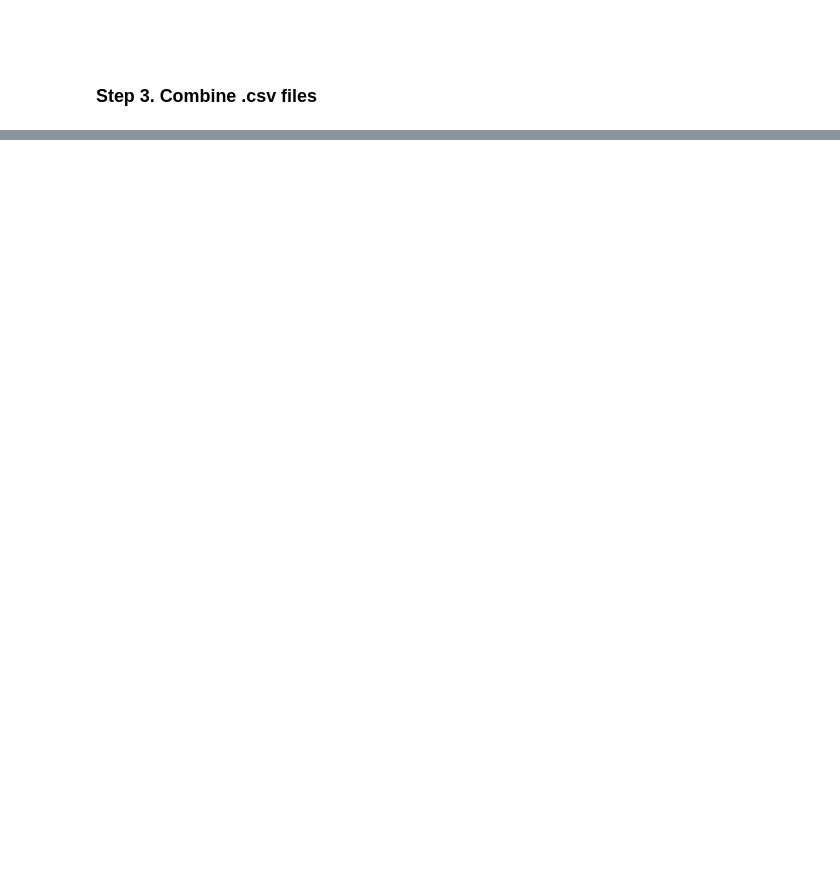
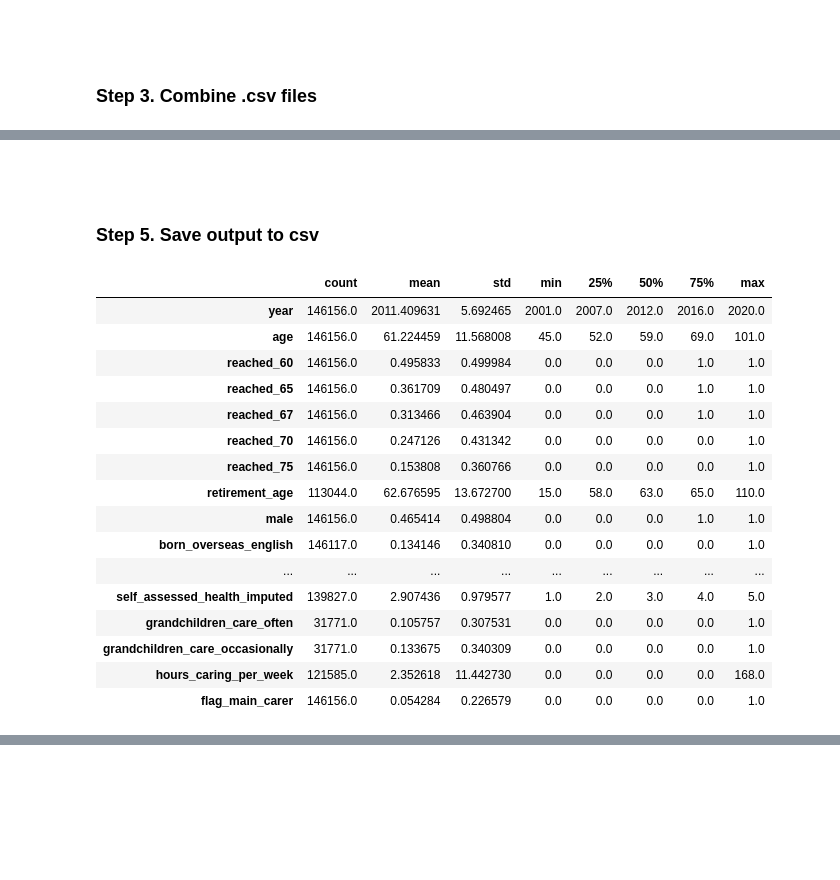
Before and after one commit to amonteagle/hilda-retirement, a Jupyter notebook: notebooks/hilda_dataset.ipynb, the cells around one changed output, grey strips where cells are left out. Saved outputs shown, nothing was run; the diff lists cells and outputs as text; code cells hidden in the pictures; blank space fills up the shorter version.

```diff
--- a/notebooks/hilda_dataset.ipynb
+++ b/notebooks/hilda_dataset.ipynb
@@ -586,0 +734,48 @@ df.to_csv('../data/processed/hilda_transformed.csv', index=False)
+# %%
+# Add columns: industry
+df['industry_public_sector'] = df['industry_latest'].apply(
+    lambda x: 1 if x == 'Public Administration and Safety'
+    else (np.nan if pd.isna(x) else 0))
+
+df['industry_health_social_care'] = df['industry_latest'].apply(
+    lambda x: 1 if x == 'Health Care and Social Assistance'
+    else (np.nan if pd.isna(x) else 0))
+# %%
+# Wealth-related questions are asked once every 4 years
+# (1 year before the retirement questions are asked)
+
+df['super_value_latest'] = (
+    df.groupby('xwaveid')['super_value']
+      .ffill()) # carry the last non‑missing value forward
+
+df['home_value_latest'] = (
+    df.groupby('xwaveid')['home_value']
+      .ffill()) # carry the last non‑missing value forward
+
+df['home_debt_latest'] = (
+    df.groupby('xwaveid')['home_debt']
+      .ffill()) # carry the last non‑missing value forward
+
+df['otherprop_value_latest'] = (
+    df.groupby('xwaveid')['otherprop_value']
+      .ffill()) # carry the last non‑missing value forward
+
+df['otherprop_debt_latest'] = (
+    df.groupby('xwaveid')['otherprop_debt']
+      .ffill()) # carry the last non‑missing value forward
+
+df['otherprop_count_latest'] = (
+    df.groupby('xwaveid')['otherprop_count']
+      .ffill()) # carry the last non‑missing value forward
+
+df['otherprop_count_earned_rent_latest'] = (
+    df.groupby('xwaveid')['otherprop_count_earned_rent']
+      .ffill()) # carry the last non‑missing value forward
+# %% [markdown]
+<br>
+<br>
+
+### Step 5. Save output to csv
+# %%
+# Filter dataframe to only include respondents over 45 years old
+df = df[df['age']>= 45].copy()
@@ -586,0 +830,20 @@ df.to_csv('../data/processed/hilda_transformed.csv', index=False)
+# %%
+df[cols1].describe().transpose()
+# %% [output]
+|  | count | mean | std | min | 25% | 50% | 75% | max |
+| year | 146156.0 | 2011.409631 | 5.692465 | 2001.0 | 2007.0 | 2012.0 | 2016.0 | 2020.0 |
+| age | 146156.0 | 61.224459 | 11.568008 | 45.0 | 52.0 | 59.0 | 69.0 | 101.0 |
+| reached_60 | 146156.0 | 0.495833 | 0.499984 | 0.0 | 0.0 | 0.0 | 1.0 | 1.0 |
+| reached_65 | 146156.0 | 0.361709 | 0.480497 | 0.0 | 0.0 | 0.0 | 1.0 | 1.0 |
+| reached_67 | 146156.0 | 0.313466 | 0.463904 | 0.0 | 0.0 | 0.0 | 1.0 | 1.0 |
+| reached_70 | 146156.0 | 0.247126 | 0.431342 | 0.0 | 0.0 | 0.0 | 0.0 | 1.0 |
+| reached_75 | 146156.0 | 0.153808 | 0.360766 | 0.0 | 0.0 | 0.0 | 0.0 | 1.0 |
+| retirement_age | 113044.0 | 62.676595 | 13.672700 | 15.0 | 58.0 | 63.0 | 65.0 | 110.0 |
+| male | 146156.0 | 0.465414 | 0.498804 | 0.0 | 0.0 | 0.0 | 1.0 | 1.0 |
+| born_overseas_english | 146117.0 | 0.134146 | 0.340810 | 0.0 | 0.0 | 0.0 | 0.0 | 1.0 |
+| ... | ... | ... | ... | ... | ... | ... | ... | ... |
+| self_assessed_health_imputed | 139827.0 | 2.907436 | 0.979577 | 1.0 | 2.0 | 3.0 | 4.0 | 5.0 |
+| grandchildren_care_often | 31771.0 | 0.105757 | 0.307531 | 0.0 | 0.0 | 0.0 | 0.0 | 1.0 |
+| grandchildren_care_occasionally | 31771.0 | 0.133675 | 0.340309 | 0.0 | 0.0 | 0.0 | 0.0 | 1.0 |
+| hours_caring_per_week | 121585.0 | 2.352618 | 11.442730 | 0.0 | 0.0 | 0.0 | 0.0 | 168.0 |
+| flag_main_carer | 146156.0 | 0.054284 | 0.226579 | 0.0 | 0.0 | 0.0 | 0.0 | 1.0 |
```
Also changed, not shown: parts of 67 cells of this notebook.
